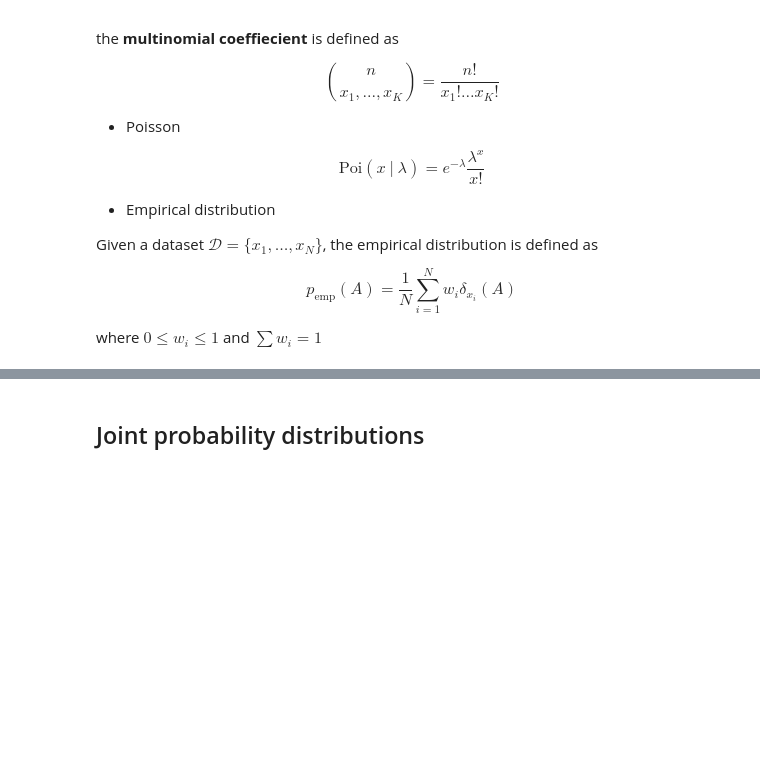
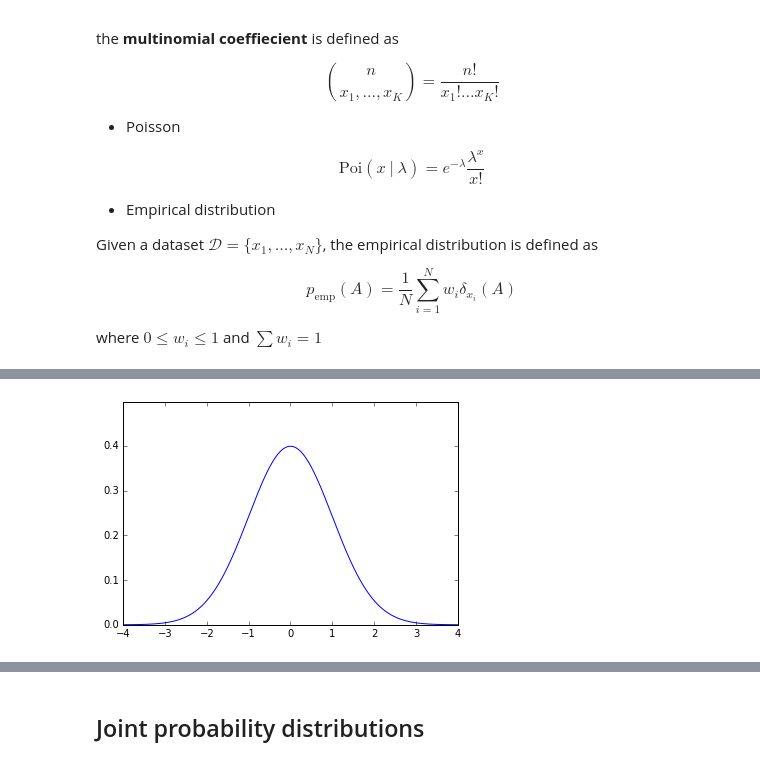
Before and after one commit to prcastro/MurphyProbabilisticML, a Jupyter notebook: chapters/Chapter 2.ipynb, the cells around one changed output, grey strips where cells are left out. Drawn from its saved outputs; the diff is of its cells as text; code cells hidden in the pictures; blank space fills up the shorter version.

Commit message:
plots of distributions

```diff
--- a/chapters/Chapter 2.ipynb
+++ b/chapters/Chapter 2.ipynb
@@ -6,3 +7,9 @@ import matplotlib.pyplot as plt
+# %%
+def plot_dist(dist, xmin, xmax, ax):
+    x = np.linspace(xmin, xmax, 1000)
+    y = dist.pdf(x)
+    ax.plot(x,y)
+    ax.set_ylim(0,y.max() + y.max()/4.0)
 # %% [markdown]
 # Chapter 2 - Probability
 
@@ -119,0 +132,5 @@ where $0\leq w_i \leq 1$ and $\sum w_i = 1$
+# %%
+ax = plt.subplot(111)
+plot_dist(stats.norm, -4, 4, ax)
+# %% [output]
+[figure, added]
```
Also changed, not shown: parts of 10 cells of this notebook.
